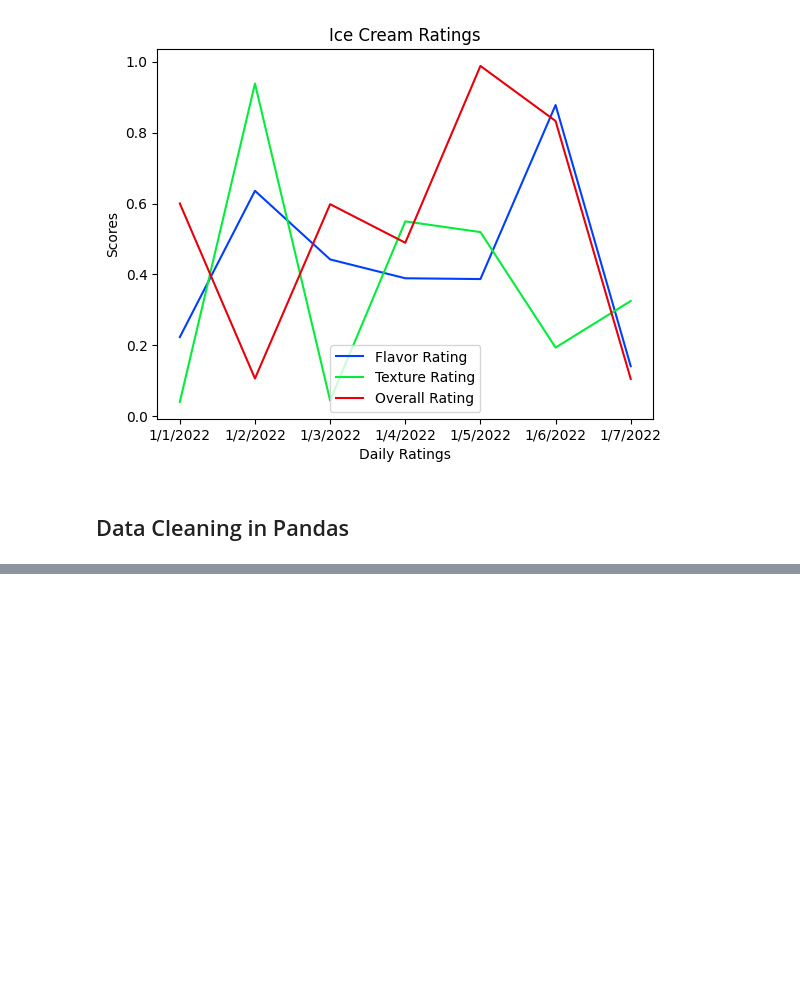
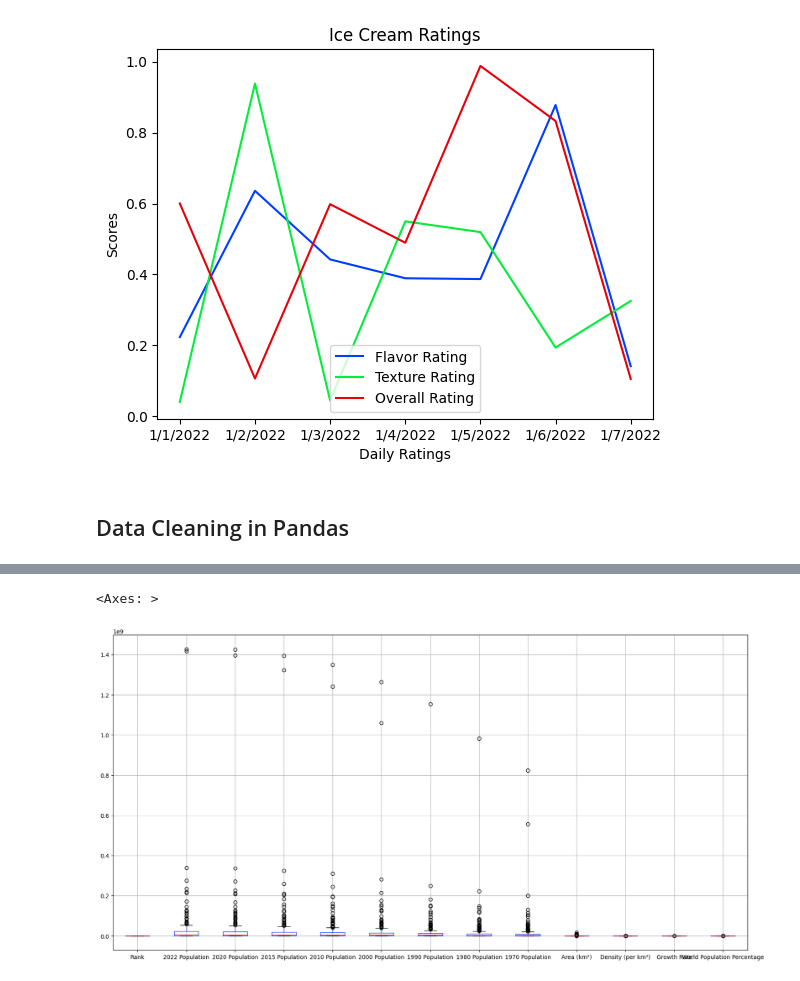
Before and after one commit to csanicola/important-reference-repo, a Jupyter notebook: Online_Courses/YouTube/data_analyst_bootcamp_python.ipynb, the cells around one changed output, grey strips where cells are left out. Saved outputs shown, nothing was run; the diff lists cells and outputs as text; code cells hidden in the pictures; blank space fills up the shorter version.

```diff
--- a/Online_Courses/YouTube/data_analyst_bootcamp_python.ipynb
+++ b/Online_Courses/YouTube/data_analyst_bootcamp_python.ipynb
@@ -1768,0 +2235,5 @@ df
+# %%
+df.boxplot(figsize=(20,10))
+# %% [output]
+<Axes: >
+[figure, added]
```
Also changed, not shown: parts of 32 cells of this notebook, 5 other files.
